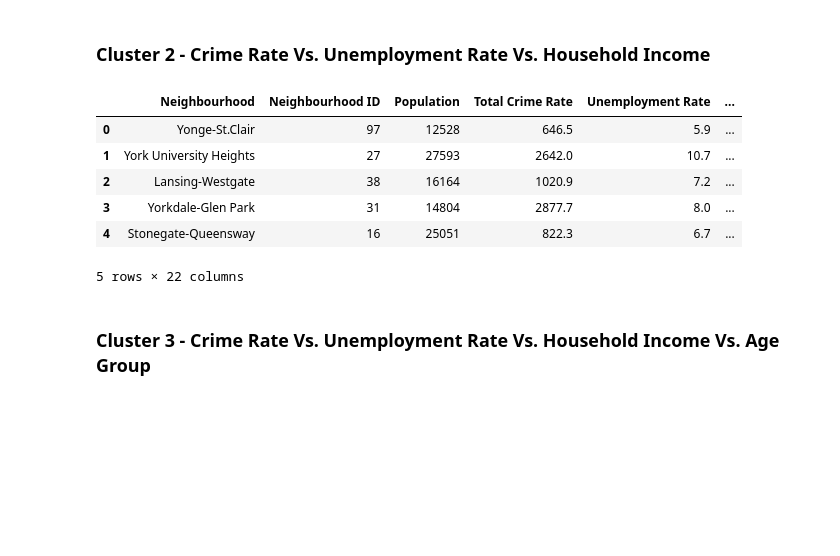
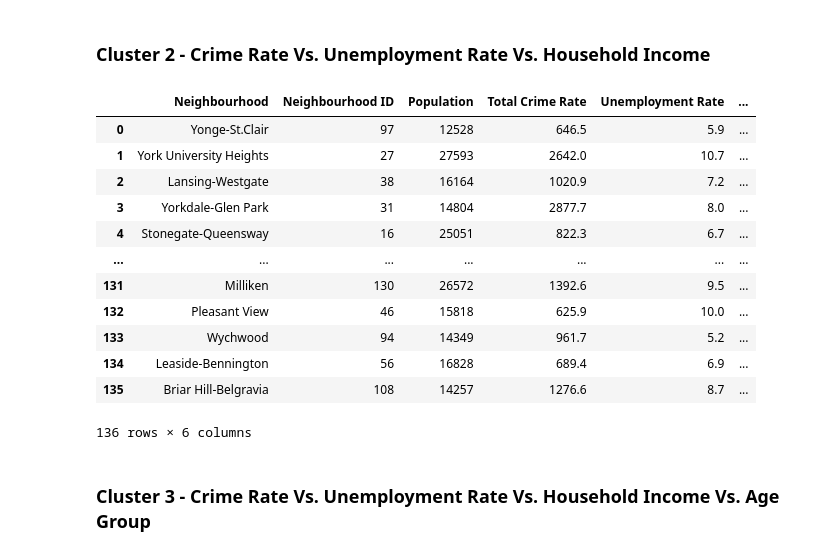
Before and after one commit to rnlclngpilar/SOFE3720-FinalProject, a Jupyter notebook: Final_Project_Clustering_Neighbourhoods.ipynb, the cells around one changed output. Cells and saved outputs as stored; diff of their text form; code cells hidden in the pictures; blank space fills up the shorter version.

Commit message:
update on data

```diff
--- a/Final_Project_Clustering_Neighbourhoods.ipynb
+++ b/Final_Project_Clustering_Neighbourhoods.ipynb
@@ -488,23 +489,27 @@ cluster_data1.head()
 | 4 | Stonegate-Queensway | 16 | 25051 | 822.3 | 6.7 |
 # %% [markdown]
 ### Cluster 2 - Crime Rate Vs. Unemployment Rate Vs. Household Income
-# %%
-cluster_data2 = pd.merge(cluster_data1, income_data, on = ['Neighbourhood'])
-
-# drop duplicate column
-column = ["Neighbourhood ID_y"]
-cluster_data2.rename(columns={'Neighbourhood ID_x':'Neighbourhood ID'},inplace=True)
-cluster_data2.drop(column, axis=1, inplace=True)
-
-cluster_data2.head()
-# %% [output]
-|  | Neighbourhood | Neighbourhood ID | Population | Total Crime Rate | Unemployment Rate | ... |
-| 0 | Yonge-St.Clair | 97 | 12528 | 646.5 | 5.9 | ... |
-| 1 | York University Heights | 27 | 27593 | 2642.0 | 10.7 | ... |
-| 2 | Lansing-Westgate | 38 | 16164 | 1020.9 | 7.2 | ... |
-| 3 | Yorkdale-Glen Park | 31 | 14804 | 2877.7 | 8.0 | ... |
-| 4 | Stonegate-Queensway | 16 | 25051 | 822.3 | 6.7 | ... |
-5 rows × 22 columns
+# %%
+column = ["Neighbourhood","Household After Tax Income"]
+house_income = income_data[column]
+cluster_data2 = pd.merge(cluster_data1, house_income, on = ['Neighbourhood'])
+cluster_data2['Household After Tax Income'] = cluster_data2['Household After Tax Income'].str.replace(r',', '').astype(int)
+
+cluster_data2
+# %% [output]
+|  | Neighbourhood | Neighbourhood ID | Population | Total Crime Rate | Unemployment Rate | ... |
+| 0 | Yonge-St.Clair | 97 | 12528 | 646.5 | 5.9 | ... |
+| 1 | York University Heights | 27 | 27593 | 2642.0 | 10.7 | ... |
+| 2 | Lansing-Westgate | 38 | 16164 | 1020.9 | 7.2 | ... |
+| 3 | Yorkdale-Glen Park | 31 | 14804 | 2877.7 | 8.0 | ... |
+| 4 | Stonegate-Queensway | 16 | 25051 | 822.3 | 6.7 | ... |
+| ... | ... | ... | ... | ... | ... | ... |
+| 131 | Milliken | 130 | 26572 | 1392.6 | 9.5 | ... |
+| 132 | Pleasant View | 46 | 15818 | 625.9 | 10.0 | ... |
+| 133 | Wychwood | 94 | 14349 | 961.7 | 5.2 | ... |
+| 134 | Leaside-Bennington | 56 | 16828 | 689.4 | 6.9 | ... |
+| 135 | Briar Hill-Belgravia | 108 | 14257 | 1276.6 | 8.7 | ... |
+136 rows × 6 columns
 # %% [markdown]
 ### Cluster 3 - Crime Rate Vs. Unemployment Rate Vs. Household Income Vs. Age Group
 # %%
```
Also changed, not shown: parts of 6 cells of this notebook.
